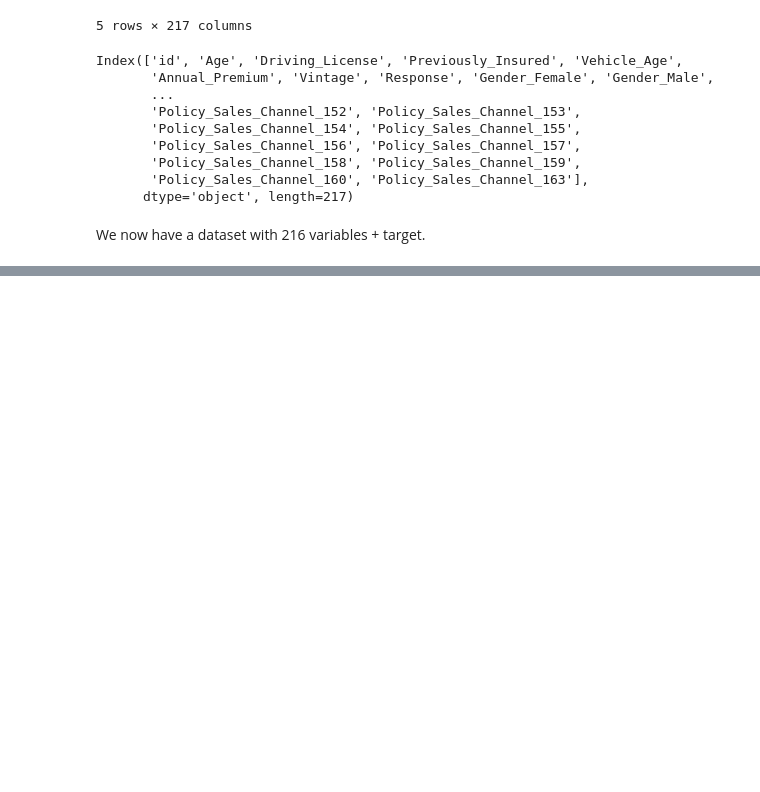
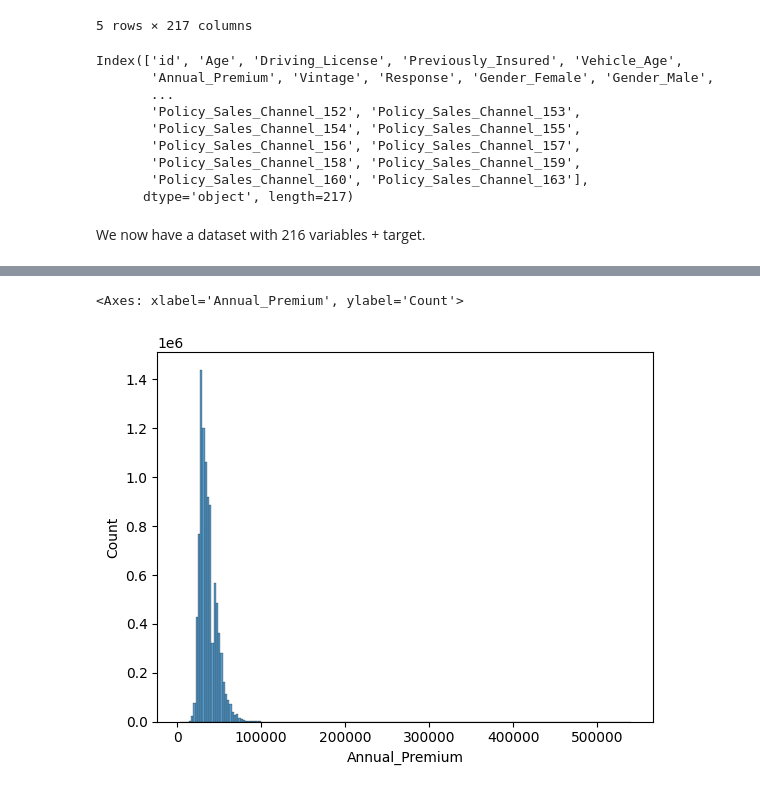
Before and after one commit to sailormarc/insurance-cross-selling, a Jupyter notebook: code/EDA.ipynb, the cells around one changed output, grey strips where cells are left out. Cells and saved outputs as stored; diff of their text form; code cells hidden in the pictures; blank space fills up the shorter version.

```diff
--- a/code/EDA.ipynb
+++ b/code/EDA.ipynb
@@ -231,0 +301,5 @@ We now have a dataset with 216 variables + target.
+# %%
+sns.histplot(df[df['Annual_Premium'] > 3000]['Annual_Premium'], bins = 200)
+# %% [output]
+<Axes: xlabel='Annual_Premium', ylabel='Count'>
+[figure, added]
```
Also changed, not shown: parts of 52 cells of this notebook.
